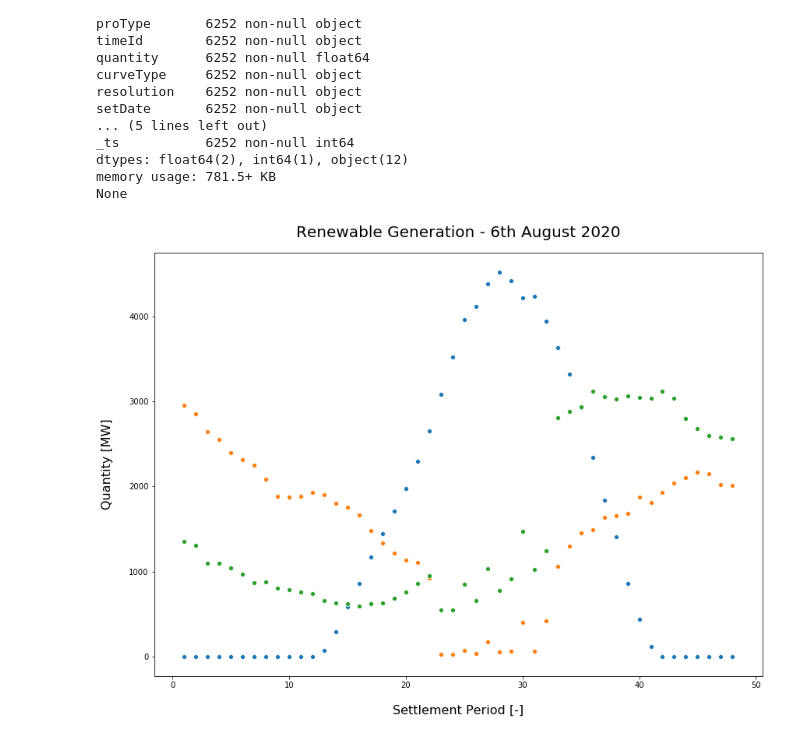
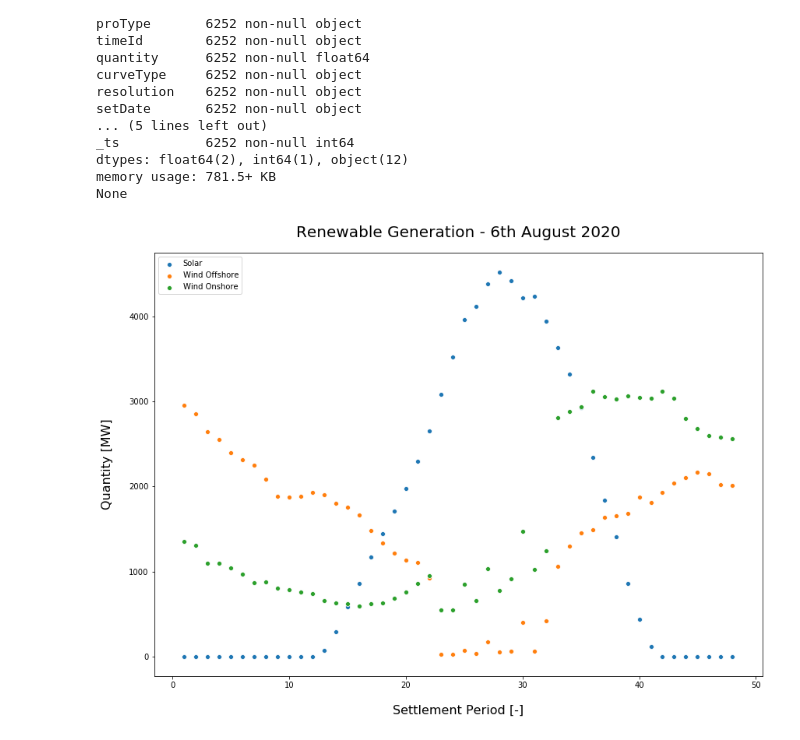
Before and after one commit to PMetcalf/GensetSimulation, a Jupyter notebook: data_analytics/notebooks/1.0-pm-eda.ipynb, the cells around one changed output. Cells and saved outputs as stored; diff of their text form; code cells hidden in the pictures.

```diff
--- a/data_analytics/notebooks/1.0-pm-eda.ipynb
+++ b/data_analytics/notebooks/1.0-pm-eda.ipynb
@@ -101,20 +102,21 @@ None
 # %%
 # Plot Renwable Generation for one day
 
 # Filter for one day
 renewable_filtered_df = renewable_df[renewable_df['setDate'] == '2020-08-06']
 
 plt.figure(figsize =(14, 10))
 
 # Plot generation
 for pow_type, data in renewable_filtered_df.groupby('powType'):
-    sns.scatterplot(data = data, x = "setPeriod", y = "quantity")
+    sns.scatterplot(data = data, x = "setPeriod", y = "quantity", label = pow_type)
 
 # Set title, axes, legend
 plt.title("Renewable Generation - 6th August 2020", fontsize = 20, pad = 20)
 plt.xlabel("Settlement Period [-]", fontsize = 16, labelpad = 20)
 plt.ylabel("Quantity [MW]", fontsize = 16, labelpad = 20)
+plt.legend(loc ="upper left")
 
 plt.show()
 # %% [output]
-[figure, old version]
+[figure, new version]
```
Also changed, not shown: parts of 5 cells of this notebook, 1 other file.
